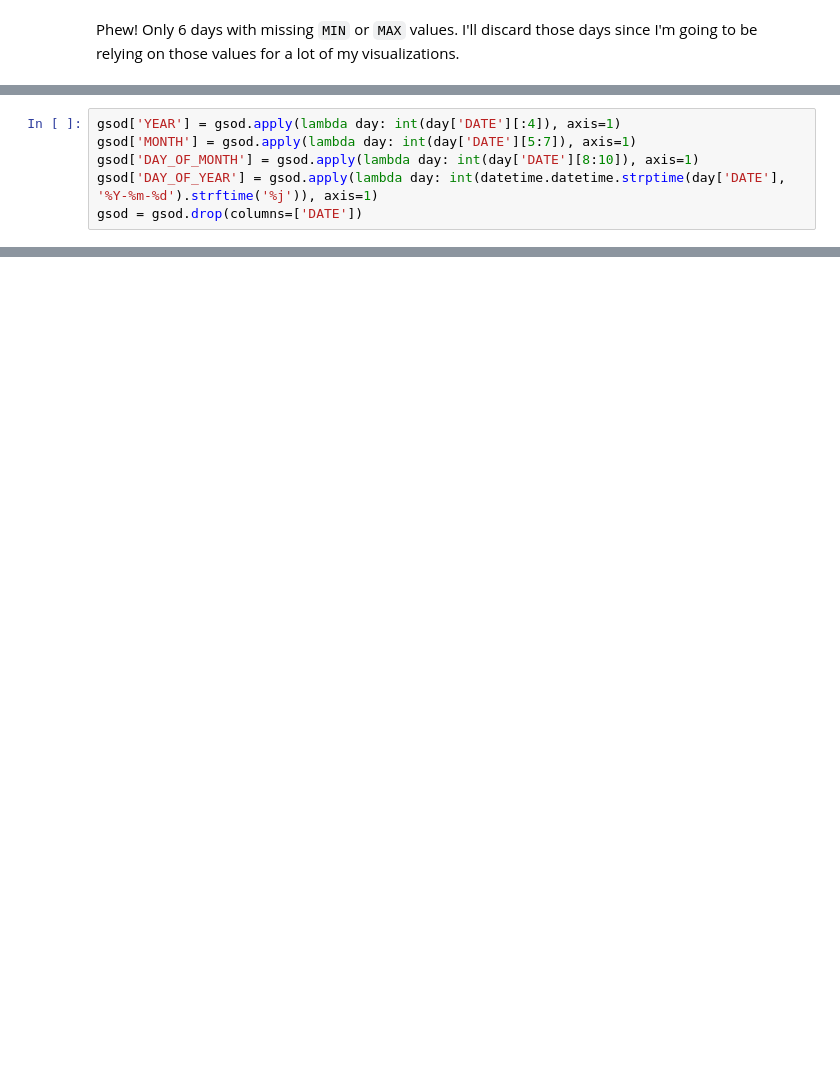
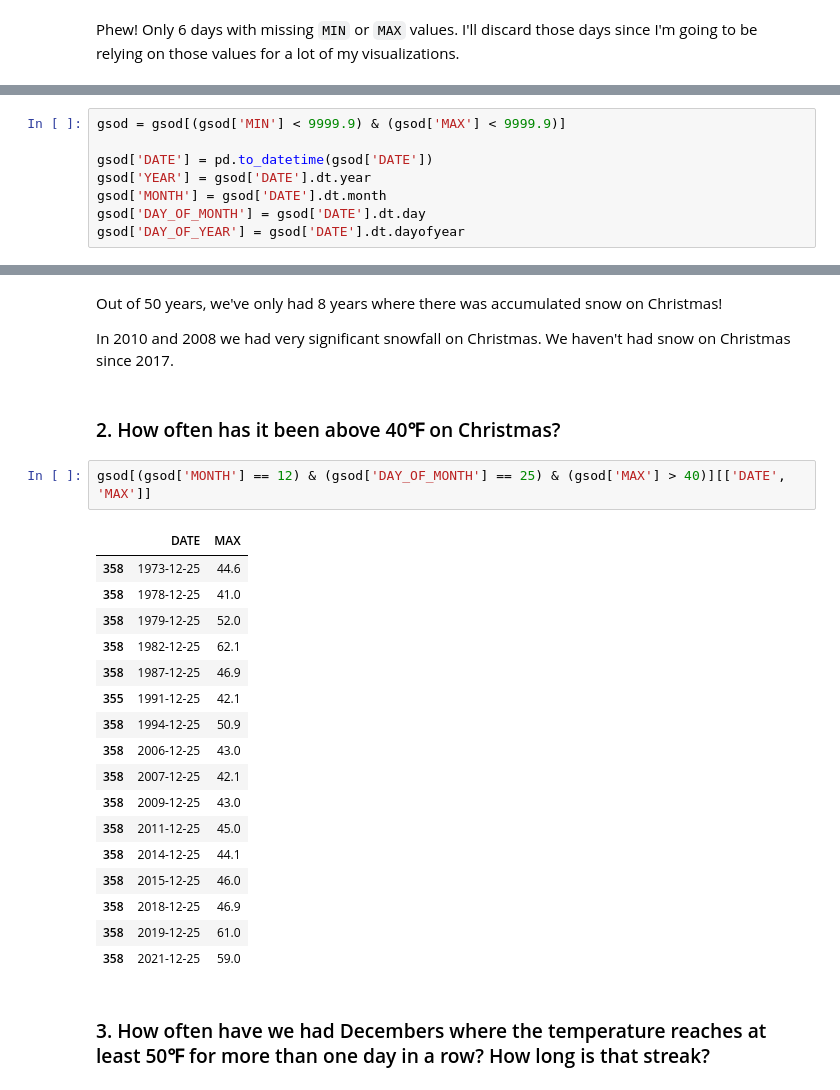
Before and after one commit to nrrb/weatherfeel, a Jupyter notebook: ColdChicago.ipynb, the cells around one changed output, grey strips where cells are left out. Drawn from its saved outputs; the diff is of its cells as text; blank space fills up the shorter version.

```diff
--- a/ColdChicago.ipynb
+++ b/ColdChicago.ipynb
@@ -280,6 +264,8 @@ Since the `DATE` column appears to be a string in the format "YYYY-MM-DD", I'll
 # %%
-gsod['YEAR'] = gsod.apply(lambda day: int(day['DATE'][:4]), axis=1)
-gsod['MONTH'] = gsod.apply(lambda day: int(day['DATE'][5:7]), axis=1)
-gsod['DAY_OF_MONTH'] = gsod.apply(lambda day: int(day['DATE'][8:10]), axis=1)
-gsod['DAY_OF_YEAR'] = gsod.apply(lambda day: int(datetime.datetime.strptime(day['DATE'], '%Y-%m-%d').strftime('%j')), axis=1)
-gsod = gsod.drop(columns=['DATE'])
+gsod = gsod[(gsod['MIN'] < 9999.9) & (gsod['MAX'] < 9999.9)]
+
+gsod['DATE'] = pd.to_datetime(gsod['DATE'])
+gsod['YEAR'] = gsod['DATE'].dt.year
+gsod['MONTH'] = gsod['DATE'].dt.month
+gsod['DAY_OF_MONTH'] = gsod['DATE'].dt.day
+gsod['DAY_OF_YEAR'] = gsod['DATE'].dt.dayofyear
@@ -320,0 +322,28 @@ gsod.to_csv(f"./GSOD - {station['STATION NAME']} - {station['USAF']}{station['WB
+# %% [markdown]
+Out of 50 years, we've only had 8 years where there was accumulated snow on Christmas!
+
+In 2010 and 2008 we had very significant snowfall on Christmas. We haven't had snow on Christmas since 2017.
+# %% [markdown]
+### 2. How often has it been above 40℉ on Christmas?
+# %%
+gsod[(gsod['MONTH'] == 12) & (gsod['DAY_OF_MONTH'] == 25) & (gsod['MAX'] > 40)][['DATE', 'MAX']]
+# %% [output]
+|  | DATE | MAX |
+| 358 | 1973-12-25 | 44.6 |
+| 358 | 1978-12-25 | 41.0 |
+| 358 | 1979-12-25 | 52.0 |
+| 358 | 1982-12-25 | 62.1 |
+| 358 | 1987-12-25 | 46.9 |
+| 355 | 1991-12-25 | 42.1 |
+| 358 | 1994-12-25 | 50.9 |
+| 358 | 2006-12-25 | 43.0 |
+| 358 | 2007-12-25 | 42.1 |
+| 358 | 2009-12-25 | 43.0 |
+| 358 | 2011-12-25 | 45.0 |
+| 358 | 2014-12-25 | 44.1 |
+| 358 | 2015-12-25 | 46.0 |
+| 358 | 2018-12-25 | 46.9 |
+| 358 | 2019-12-25 | 61.0 |
+| 358 | 2021-12-25 | 59.0 |
+# %% [markdown]
+### 3. How often have we had Decembers where the temperature reaches at least 50℉ for more than one day in a row? How long is that streak?
```
Also changed, not shown: parts of 25 cells of this notebook.
